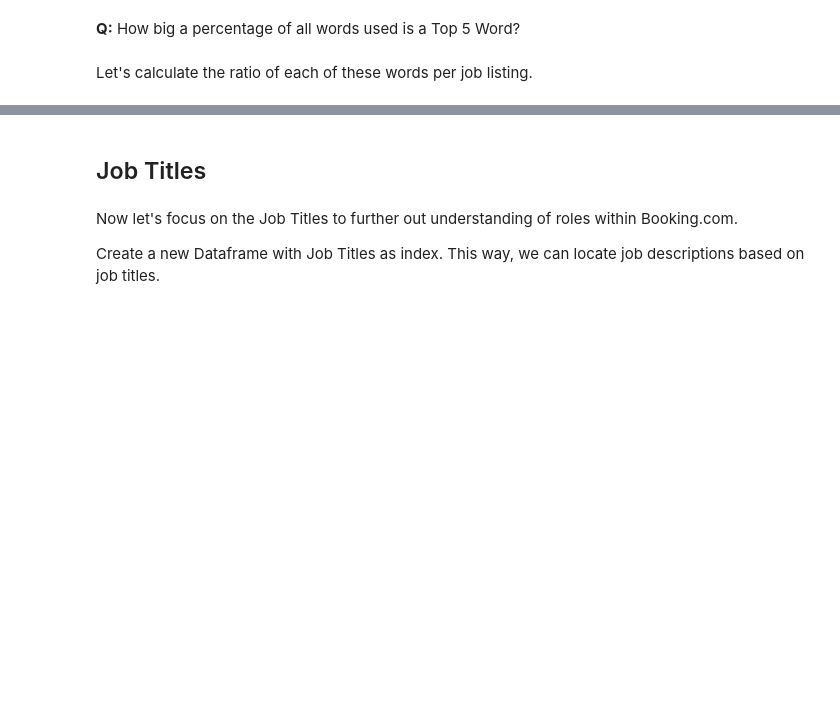
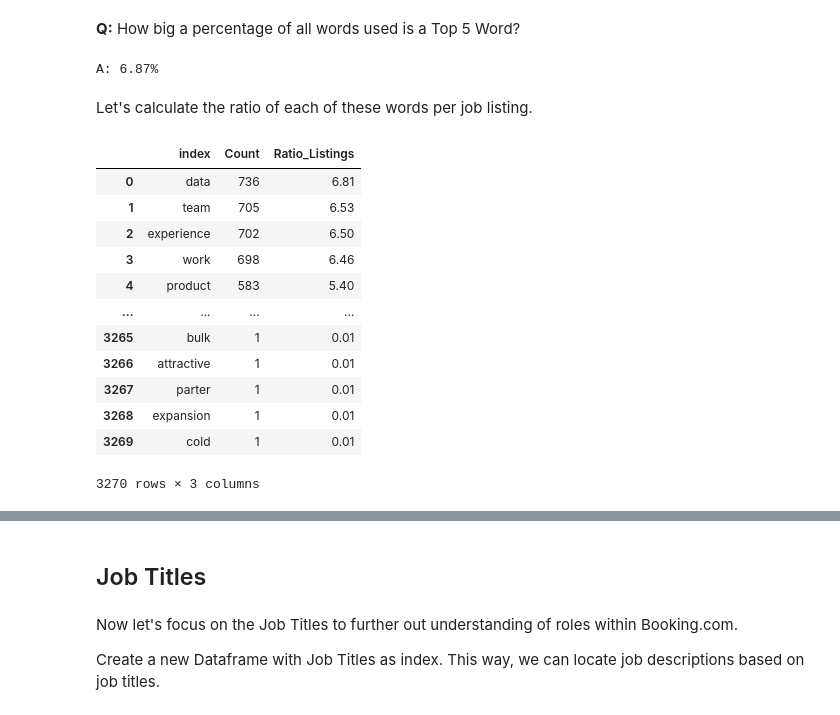
Before and after one commit to niekvanderzwaag/Booking.com, a Jupyter notebook: Analysis/Booking_Data_Jobs_Analysis.ipynb, the cells around one changed output, grey strips where cells are left out. Cells and saved outputs as stored; diff of their text form; code cells hidden in the pictures; blank space fills up the shorter version.

```diff
--- a/Analysis/Booking_Data_Jobs_Analysis.ipynb
+++ b/Analysis/Booking_Data_Jobs_Analysis.ipynb
@@ -474,0 +480,5 @@ plt.tight_layout()
+# %%
+team_bag = ['engineering', 'agile', 'devops', 'kubernetes', 'java', 'programming', 'software development',
+                        'cloud', 'spring', 'documentation', 'soa', 'technical leadership', 'jenkins', 'ci/cd'
+                        ]
+df['BAG'] = df['Job Description - Cleaned'].apply(lambda x : get_category(x, team_bag))
@@ -482,5 +497,0 @@ There are 407113 words in the combined data-related job descriptions.
-# %%
-wordnetmatizer = WordNetLemmatizer() #Creating Lemmatizer object
-
-sentence_words = nltk.word_tokenize(descriptions) #Tokenize descriptions from Step 2
-descriptions = ' '.join([wordnetmatizer.lemmatize(words) for words in sentence_words]) #Lemmatize all words in tokenized sentence
@@ -489,5 +497,0 @@ NameError: name 'nltk' is not defined
-# %%
-descriptions = descriptions.lower() #Lowering string to remove capitalization and make comparing words possible
-descriptions = re.sub('\W+',' ', descriptions) #Replace all punctuation with a space - creating a (mostly) clean list of words
-
-print ("There are {} words in the description.".format(len(descriptions))) #Printing results
@@ -512,3 +508,3 @@ print('The top 10 most frequently used words with stopwords looks like: {}'.form
 # %%
-words_all_jobs = pd.DataFrame.from_dict(words_popular_nonstop, orient='index',columns=['Count']).reset_index() #(5) Create our cleaned dataframe
-words_all_jobs
+words_all_jobs = pd.DataFrame.from_dict(words_popular, orient='index',columns=['Count']).reset_index() #(5) Create our cleaned dataframe
+words_all_jobs.head(10)
@@ -564,10 +566,26 @@ plt.title('25 Most Frequently Used Words in Booking.com Data-related Job Listing
 # %% [markdown]
 **Q:** How big a percentage of all words used is a Top 5 Word?
 # %%
-print('A: {}'.format(words_all_jobs['Count'][5:].sum()/words_all_jobs['Count'][:5].sum()))
+print('A: {:.2f}%'.format((words_all_jobs['Count'][:5].sum()/words_all_jobs['Count'].sum())*100))
+# %% [output]
+A: 6.87%
 # %% [markdown]
 Let's calculate the ratio of each of these words per job listing.
 # %%
-words_all_jobs['Ratio_Listings']= words_all_jobs['Count']/job_listings #Creating new column for ratios
+words_all_jobs['Ratio_Listings']= words_all_jobs['Count']/df.shape[0] #Creating new column for ratios
 words_all_jobs
+# %% [output]
+|  | index | Count | Ratio_Listings |
+| 0 | data | 736 | 6.81 |
+| 1 | team | 705 | 6.53 |
+| 2 | experience | 702 | 6.50 |
+| 3 | work | 698 | 6.46 |
+| 4 | product | 583 | 5.40 |
+| ... | ... | ... | ... |
+| 3265 | bulk | 1 | 0.01 |
+| 3266 | attractive | 1 | 0.01 |
+| 3267 | parter | 1 | 0.01 |
+| 3268 | expansion | 1 | 0.01 |
+| 3269 | cold | 1 | 0.01 |
+3270 rows × 3 columns
 # %%
```
Also changed, not shown: parts of 65 cells of this notebook.
